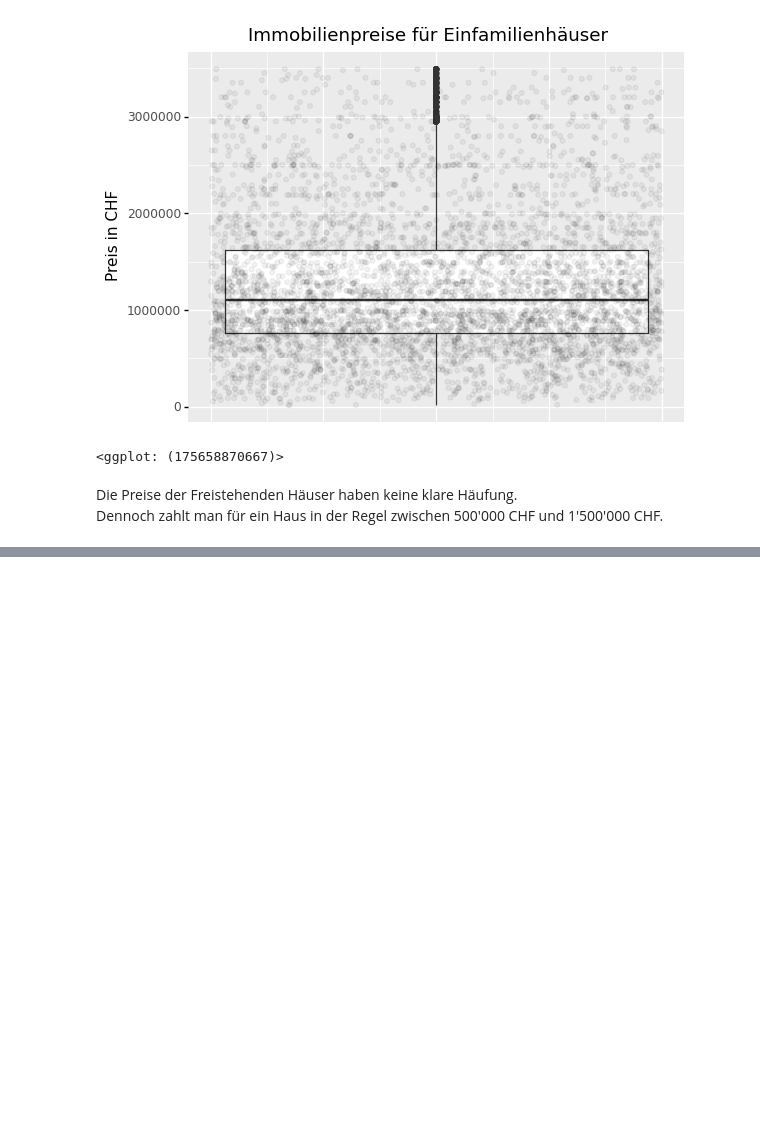
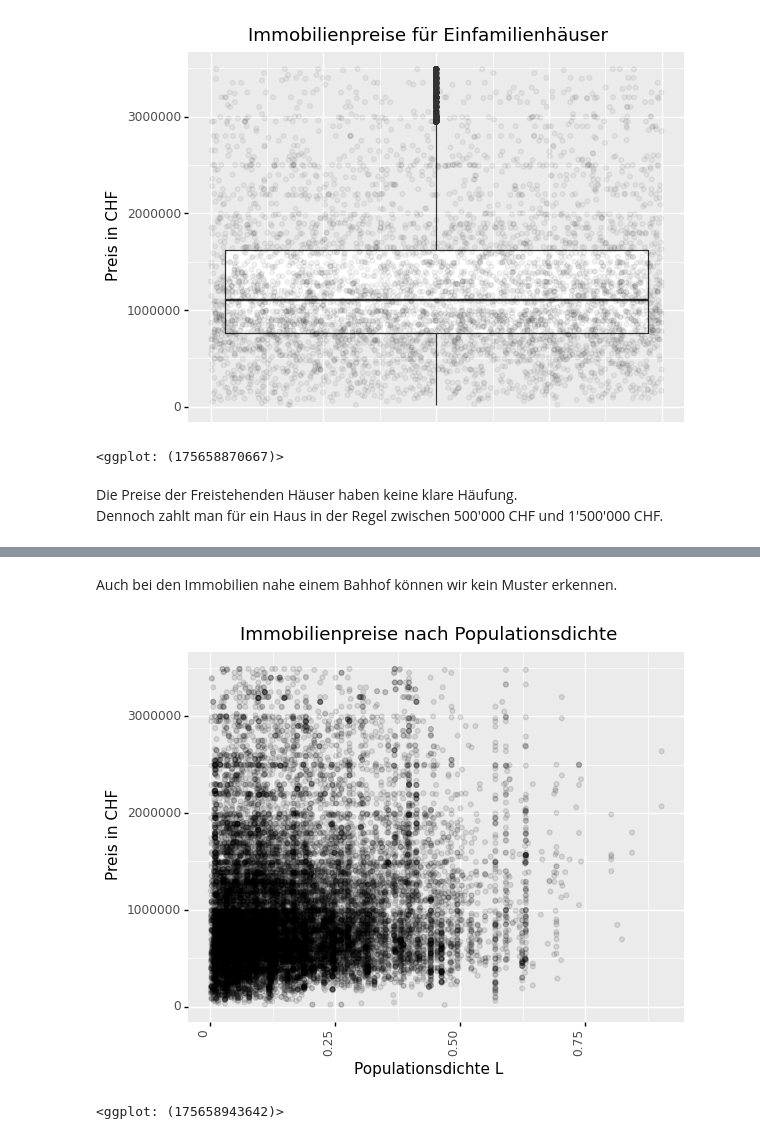
Before and after one commit to marvinvr/fhnw-cml1, a Jupyter notebook: 01_1_eda.ipynb, the cells around one changed output, grey strips where cells are left out. Drawn from its saved outputs; the diff is of its cells as text; code cells hidden in the pictures; blank space fills up the shorter version.

```diff
--- a/01_1_eda.ipynb
+++ b/01_1_eda.ipynb
@@ -184,0 +239,12 @@ array([ 4.,  2.,  0.,  1.,  3.,  6.,  5., 14., 20.,  8., -2.,  7., 15.,
+# %% [markdown]
+Auch bei den Immobilien nahe einem Bahhof können wir kein Muster erkennen.
+# %%
+(
+    ggplot(df_under_3_500_000)
+    + geom_point(aes(x='PopulationDensityL', y = 'price_cleaned'), alpha = 0.1)
+    + labs(title = 'Immobilienpreise nach Populationsdichte', x = 'Populationsdichte L', y = 'Preis in CHF')
+    + theme(axis_text_x = element_text(angle = 90, hjust = 1))
+)
+# %% [output]
+[figure, added]
+<ggplot: (175658943642)>
```
Also changed, not shown: parts of 10 cells of this notebook.
